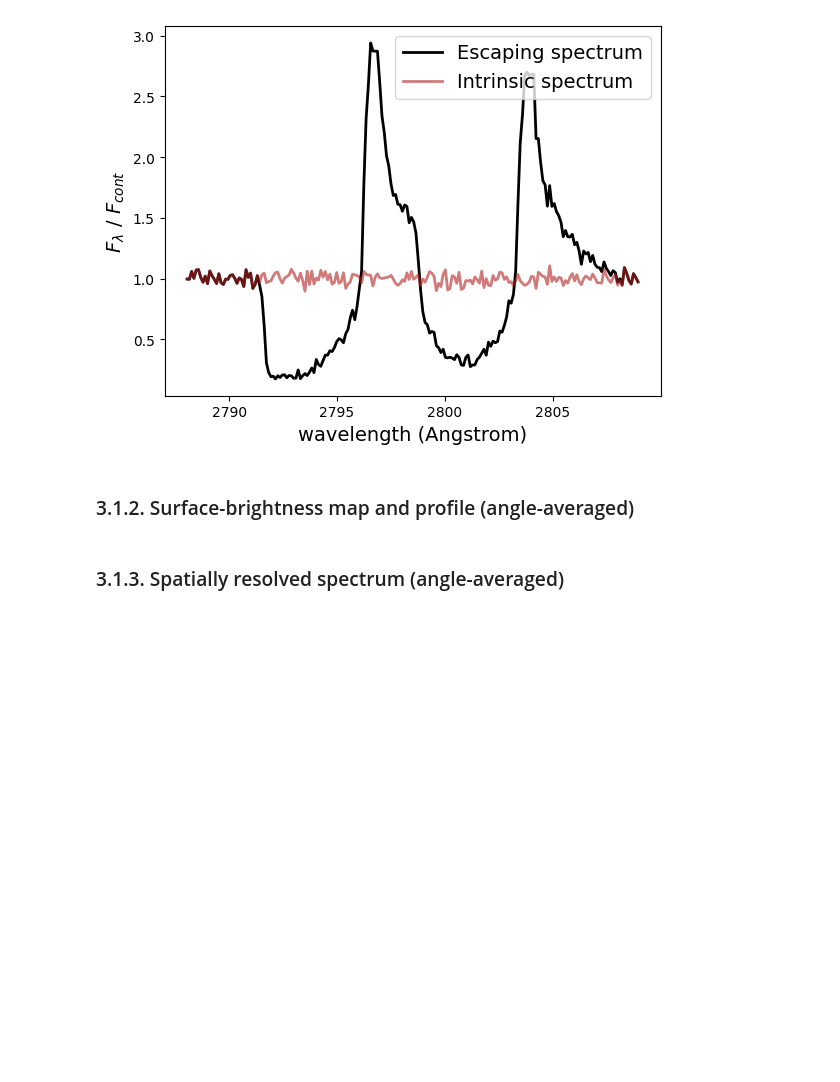
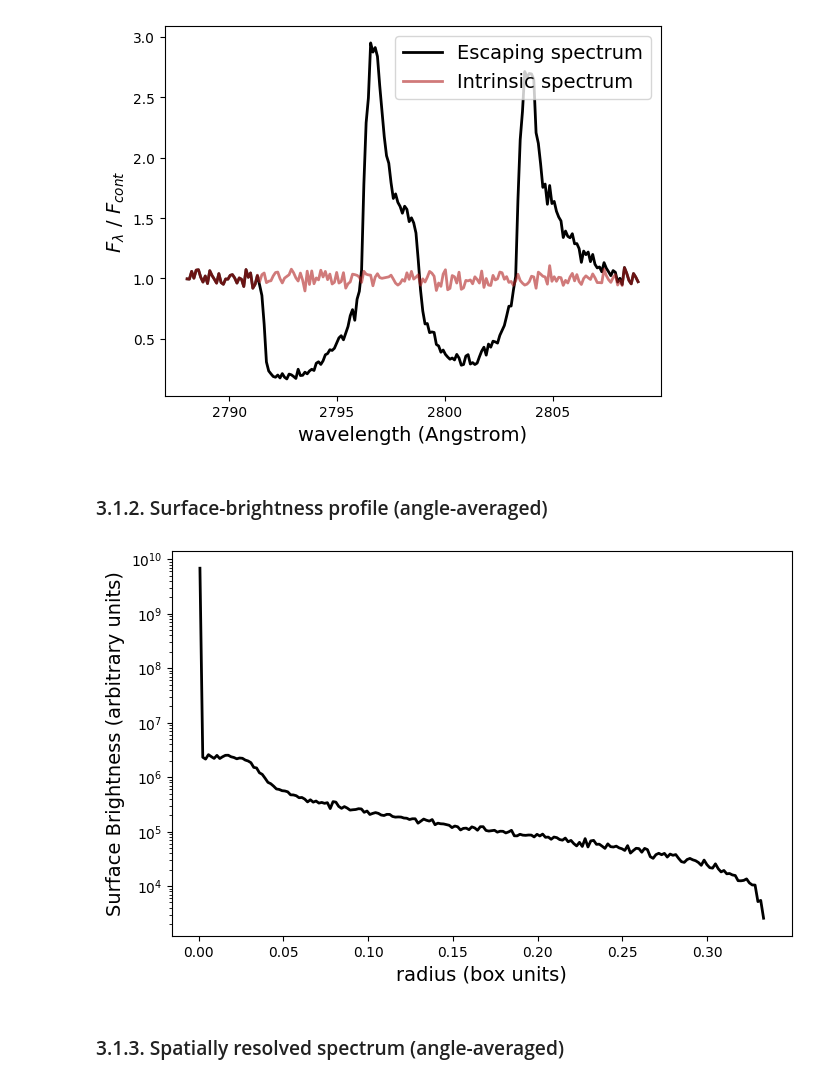
Before and after one commit to Supriyosaha1/Department_project-II, a Jupyter notebook: tutorials/tutorial_4/Tutorial-4.ipynb, the cells around one changed output. Drawn from its saved outputs; the diff is of its cells as text; code cells hidden in the pictures; blank space fills up the shorter version.

```diff
--- a/tutorials/tutorial_4/Tutorial-4.ipynb
+++ b/tutorials/tutorial_4/Tutorial-4.ipynb
@@ -293,6 +295,27 @@ plt.show()
 # %% [output]
 [figure]
 # %% [markdown]
-### 3.1.2. Surface-brightness map and profile (angle-averaged)
+### 3.1.2. Surface-brightness profile (angle-averaged)
+# %%
+# compute angle-averaged projected radius
+rp = p.projected_radius(xc=0.5,yc=0.5,zc=0.5)
+
+# compute SB profile
+h,edges = np.histogram(rp,bins=200)
+bin_centers = 0.5*(edges[:-1]+edges[1:])
+dr = bin_centers[1]-bin_centers[0]
+h = h / (2.*np.pi*bin_centers*dr)
+# SB in arbitrary units (number of photon packets per annulus area, in box units)
+
+# plot SB profile
+plt.figure(figsize=(8,5))
+plt.plot(bin_centers,h, lw=2,ls='-',c='k')
+plt.yscale('log')
+#plt.plot(edges[:-1],np.log10(h))
+plt.xlabel('radius (box units)',fontsize=14)
+plt.ylabel('Surface Brightness (arbitrary units)',fontsize=14)
+plt.show()
+# %% [output]
+[figure, added]
 # %% [markdown]
 ### 3.1.3. Spatially resolved spectrum (angle-averaged)
```
Also changed, not shown: parts of 7 cells of this notebook, 6 other files.
